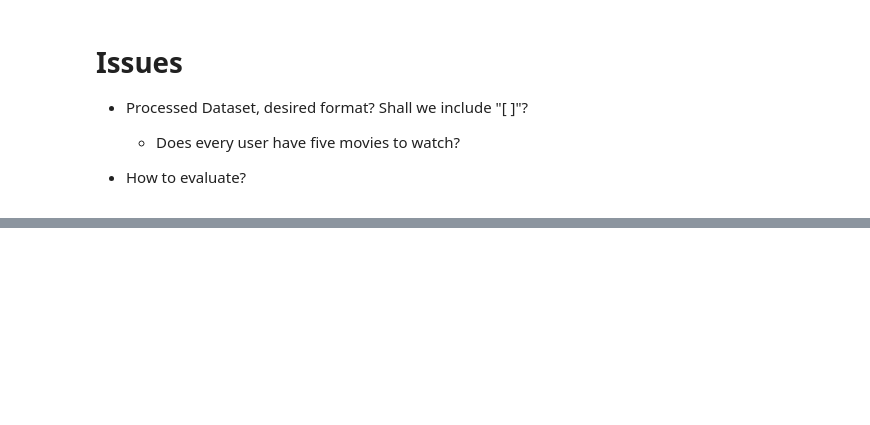
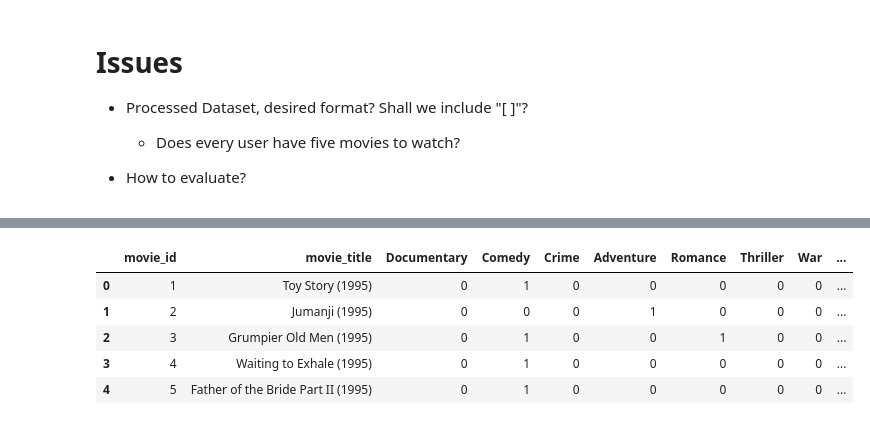
Before and after one commit to fanyuy2/LLM-RL4Rec, a Jupyter notebook: sft_pipeline.ipynb, the cells around one changed output, grey strips where cells are left out. Cells and saved outputs as stored; diff of their text form; code cells hidden in the pictures; blank space fills up the shorter version.

```diff
--- a/sft_pipeline.ipynb
+++ b/sft_pipeline.ipynb
@@ -828,0 +1572,10 @@ for metric, value in metrics.items():
+# %%
+df = pd.read_csv('./dataset/ml-1m/movies.csv')
+df.head()
+# %% [output]
+|  | movie_id | movie_title | Documentary | Comedy | Crime | Adventure | Romance | Thriller | War | ... |
+| 0 | 1 | Toy Story (1995) | 0 | 1 | 0 | 0 | 0 | 0 | 0 | ... |
+| 1 | 2 | Jumanji (1995) | 0 | 0 | 0 | 1 | 0 | 0 | 0 | ... |
+| 2 | 3 | Grumpier Old Men (1995) | 0 | 1 | 0 | 0 | 1 | 0 | 0 | ... |
+| 3 | 4 | Waiting to Exhale (1995) | 0 | 1 | 0 | 0 | 0 | 0 | 0 | ... |
+| 4 | 5 | Father of the Bride Part II (1995) | 0 | 1 | 0 | 0 | 0 | 0 | 0 | ... |
```
Also changed, not shown: parts of 70 cells of this notebook.
